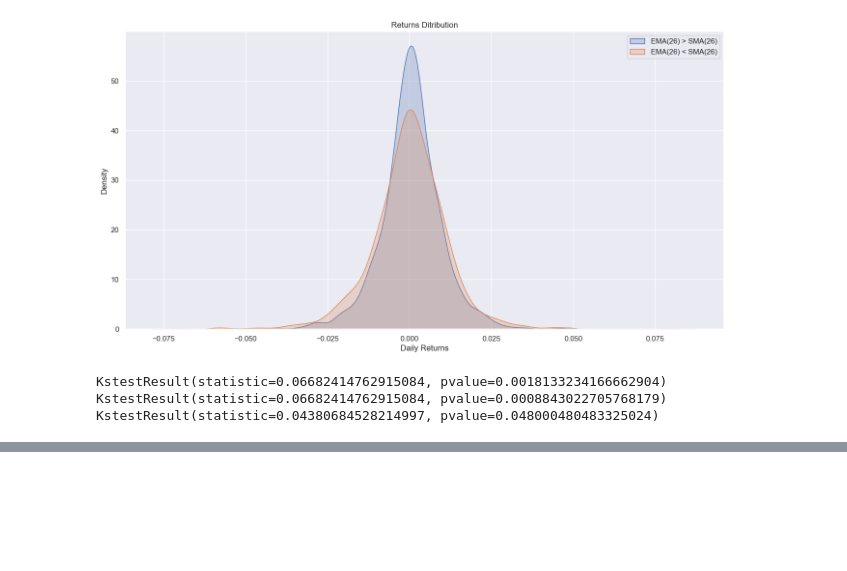
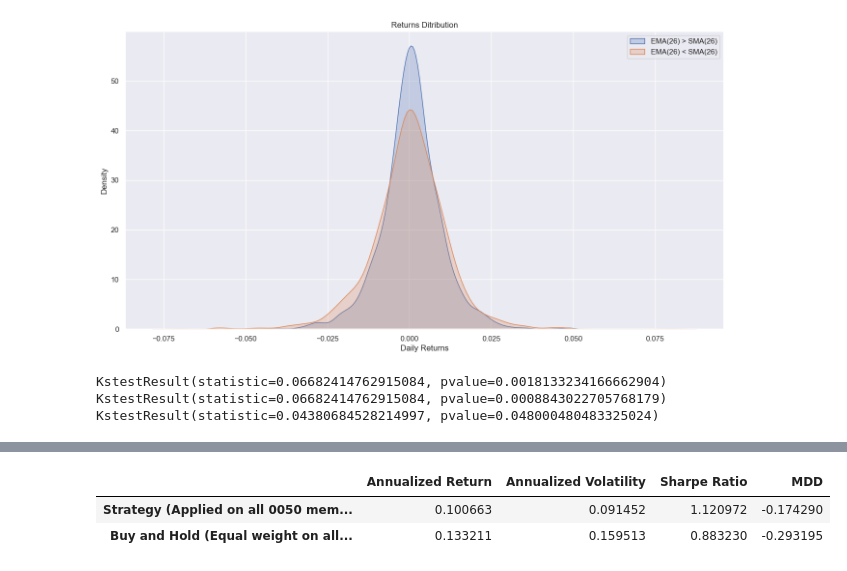
Before and after one commit to AndyLinGitHub/2022_fintech_hw1, a Jupyter notebook: hw1_report.ipynb, the cells around one changed output, grey strips where cells are left out. Drawn from its saved outputs; the diff is of its cells as text; code cells hidden in the pictures; blank space fills up the shorter version.

```diff
--- a/hw1_report.ipynb
+++ b/hw1_report.ipynb
@@ -266,0 +304,9 @@ KstestResult(statistic=0.04380684528214997, pvalue=0.048000480483325024)
+# %%
+returns = [mem_strategy_daily_returns, mem_bnh_daily_returns]
+
+labels = ["Strategy (Applied on all 0050 members)", "Buy and Hold (Equal weight on all 0050 members)"]
+overall_performance(returns, labels)
+# %% [output]
+|  | Annualized Return | Annualized Volatility | Sharpe Ratio | MDD |
+| Strategy (Applied on all 0050 mem... | 0.100663 | 0.091452 | 1.120972 | -0.174290 |
+| Buy and Hold (Equal weight on all... | 0.133211 | 0.159513 | 0.883230 | -0.293195 |
```
Also changed, not shown: parts of 5 cells of this notebook, 1 other file.
